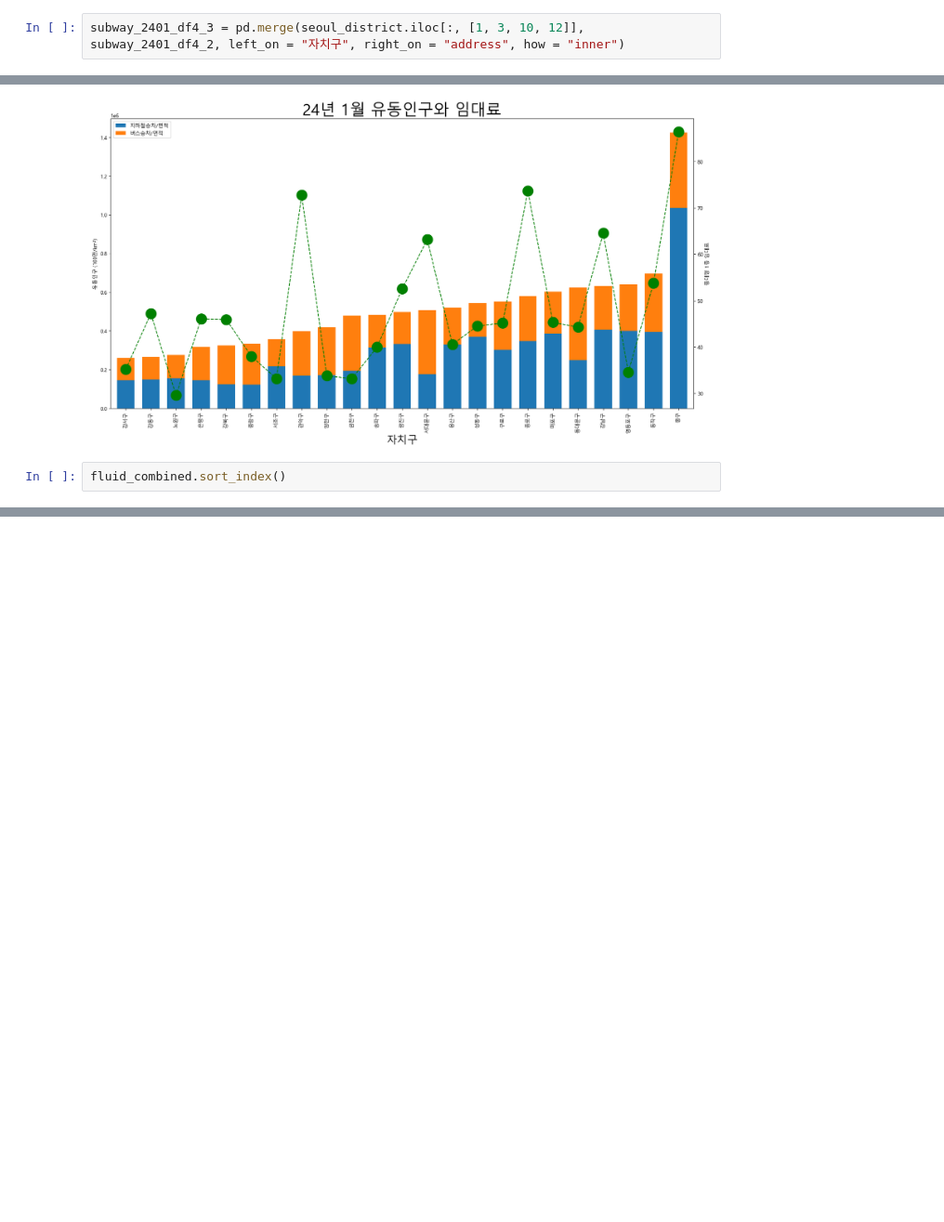
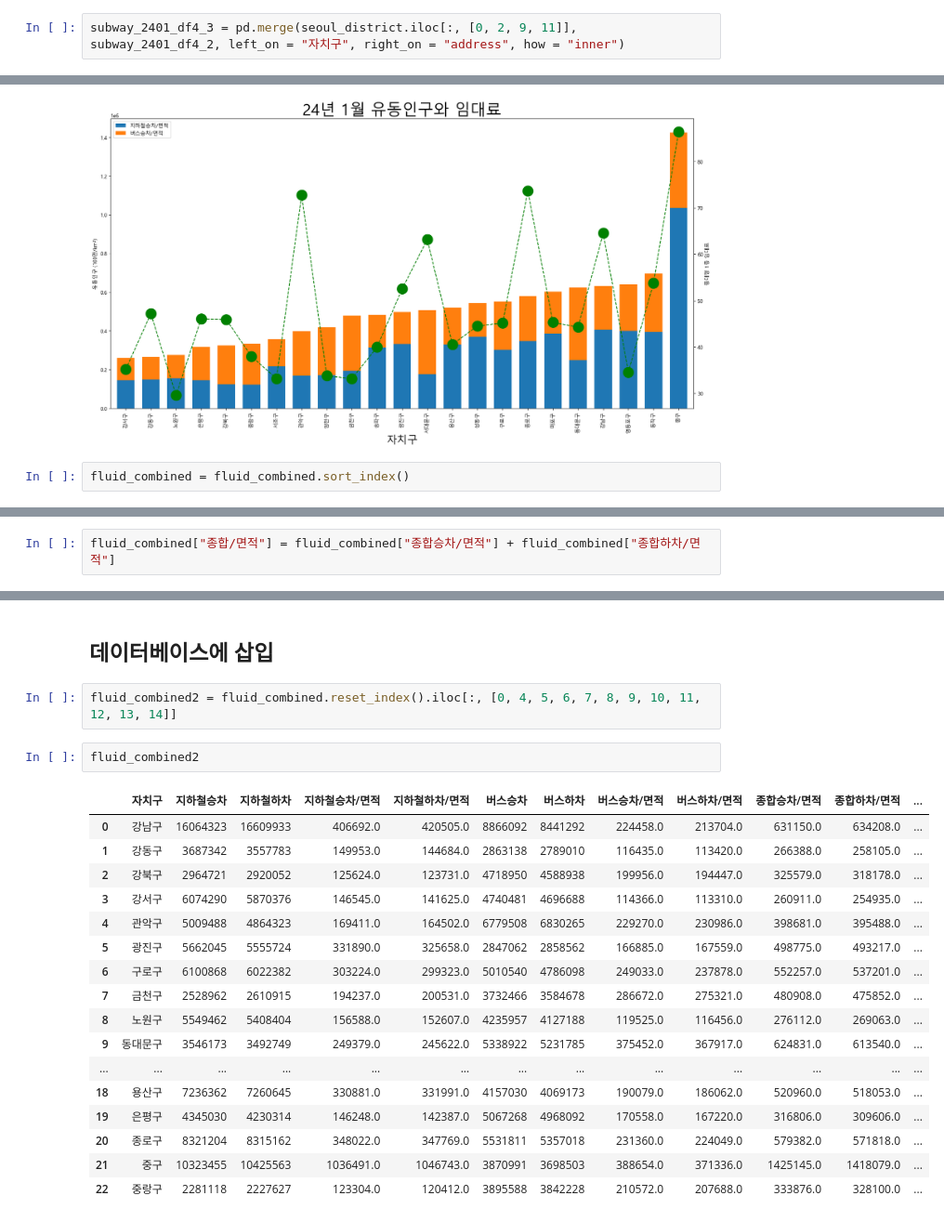
Before and after one commit to sangilhwang/downtown_walk, a Jupyter notebook: 유동인구 분석/지하철 승하차 분석.ipynb, the cells around one changed output, grey strips where cells are left out. Shown at 93% size. Drawn from its saved outputs; the diff is of its cells as text; blank space fills up the shorter version.

```diff
--- a/유동인구 분석/지하철 승하차 분석.ipynb
+++ b/유동인구 분석/지하철 승하차 분석.ipynb
@@ -218,7 +219,7 @@ subway_2401_df4.head()
 # %%
 subway_2401_df4_2 = subway_2401_df4.iloc[:, [3, 4, 7]].groupby(by = "address").sum()
 # %%
-subway_2401_df4_3 = pd.merge(seoul_district.iloc[:, [1, 3, 10, 12]], subway_2401_df4_2, left_on = "자치구", right_on = "address", how = "inner")
+subway_2401_df4_3 = pd.merge(seoul_district.iloc[:, [0, 2, 9, 11]], subway_2401_df4_2, left_on = "자치구", right_on = "address", how = "inner")
 # %%
 subway_2401_df4_3.head()
 # %% [output]
@@ -309,4 +308,4 @@ plt.show()
 # %% [output]
 [figure]
 # %%
-fluid_combined.sort_index()
+fluid_combined = fluid_combined.sort_index()
@@ -331,0 +314,2 @@ fluid_combined.sort_index()
+# %%
+fluid_combined["종합/면적"] = fluid_combined["종합승차/면적"] + fluid_combined["종합하차/면적"]
@@ -331,0 +337,24 @@ fluid_combined.sort_index()
+# %% [markdown]
+## 데이터베이스에 삽입
+# %%
+fluid_combined2 = fluid_combined.reset_index().iloc[:, [0, 4, 5, 6, 7, 8, 9, 10, 11, 12, 13, 14]]
+# %%
+fluid_combined2
+# %% [output]
+|  | 자치구 | 지하철승차 | 지하철하차 | 지하철승차/면적 | 지하철하차/면적 | 버스승차 | 버스하차 | 버스승차/면적 | 버스하차/면적 | 종합승차/면적 | 종합하차/면적 | ... |
+| 0 | 강남구 | 16064323 | 16609933 | 406692.0 | 420505.0 | 8866092 | 8441292 | 224458.0 | 213704.0 | 631150.0 | 634208.0 | ... |
+| 1 | 강동구 | 3687342 | 3557783 | 149953.0 | 144684.0 | 2863138 | 2789010 | 116435.0 | 113420.0 | 266388.0 | 258105.0 | ... |
+| 2 | 강북구 | 2964721 | 2920052 | 125624.0 | 123731.0 | 4718950 | 4588938 | 199956.0 | 194447.0 | 325579.0 | 318178.0 | ... |
+| 3 | 강서구 | 6074290 | 5870376 | 146545.0 | 141625.0 | 4740481 | 4696688 | 114366.0 | 113310.0 | 260911.0 | 254935.0 | ... |
+| 4 | 관악구 | 5009488 | 4864323 | 169411.0 | 164502.0 | 6779508 | 6830265 | 229270.0 | 230986.0 | 398681.0 | 395488.0 | ... |
+| 5 | 광진구 | 5662045 | 5555724 | 331890.0 | 325658.0 | 2847062 | 2858562 | 166885.0 | 167559.0 | 498775.0 | 493217.0 | ... |
+| 6 | 구로구 | 6100868 | 6022382 | 303224.0 | 299323.0 | 5010540 | 4786098 | 249033.0 | 237878.0 | 552257.0 | 537201.0 | ... |
+| 7 | 금천구 | 2528962 | 2610915 | 194237.0 | 200531.0 | 3732466 | 3584678 | 286672.0 | 275321.0 | 480908.0 | 475852.0 | ... |
+| 8 | 노원구 | 5549462 | 5408404 | 156588.0 | 152607.0 | 4235957 | 4127188 | 119525.0 | 116456.0 | 276112.0 | 269063.0 | ... |
+| 9 | 동대문구 | 3546173 | 3492749 | 249379.0 | 245622.0 | 5338922 | 5231785 | 375452.0 | 367917.0 | 624831.0 | 613540.0 | ... |
+| ... | ... | ... | ... | ... | ... | ... | ... | ... | ... | ... | ... | ... |
+| 18 | 용산구 | 7236362 | 7260645 | 330881.0 | 331991.0 | 4157030 | 4069173 | 190079.0 | 186062.0 | 520960.0 | 518053.0 | ... |
+| 19 | 은평구 | 4345030 | 4230314 | 146248.0 | 142387.0 | 5067268 | 4968092 | 170558.0 | 167220.0 | 316806.0 | 309606.0 | ... |
+| 20 | 종로구 | 8321204 | 8315162 | 348022.0 | 347769.0 | 5531811 | 5357018 | 231360.0 | 224049.0 | 579382.0 | 571818.0 | ... |
+| 21 | 중구 | 10323455 | 10425563 | 1036491.0 | 1046743.0 | 3870991 | 3698503 | 388654.0 | 371336.0 | 1425145.0 | 1418079.0 | ... |
+| 22 | 중랑구 | 2281118 | 2227627 | 123304.0 | 120412.0 | 3895588 | 3842228 | 210572.0 | 207688.0 | 333876.0 | 328100.0 | ... |
```
Also changed, not shown: parts of 31 cells of this notebook, 6 other files.
